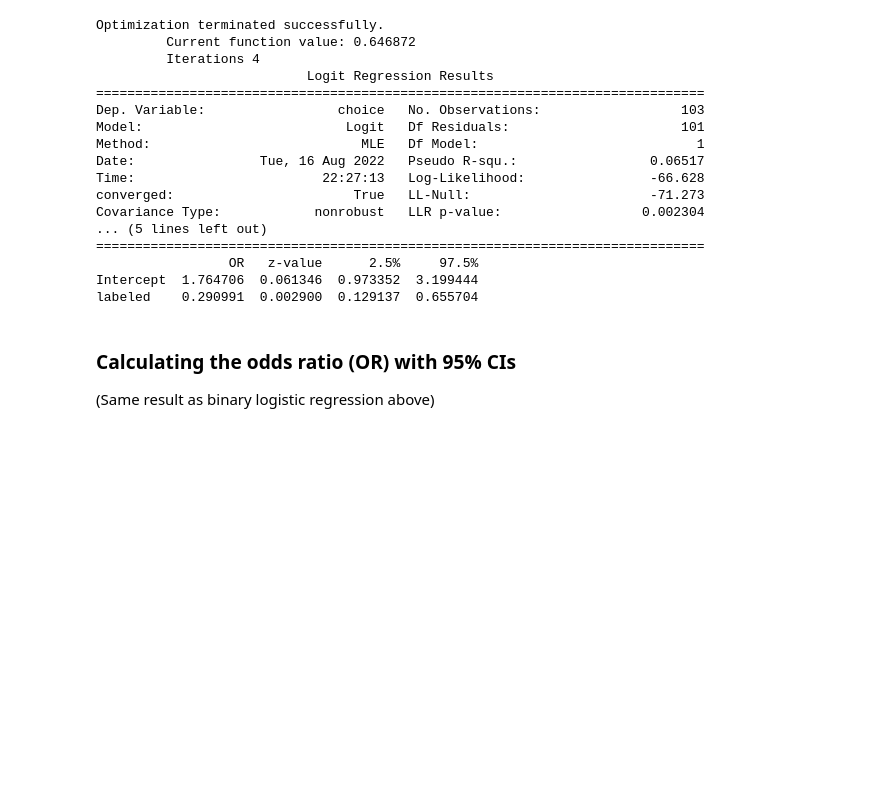
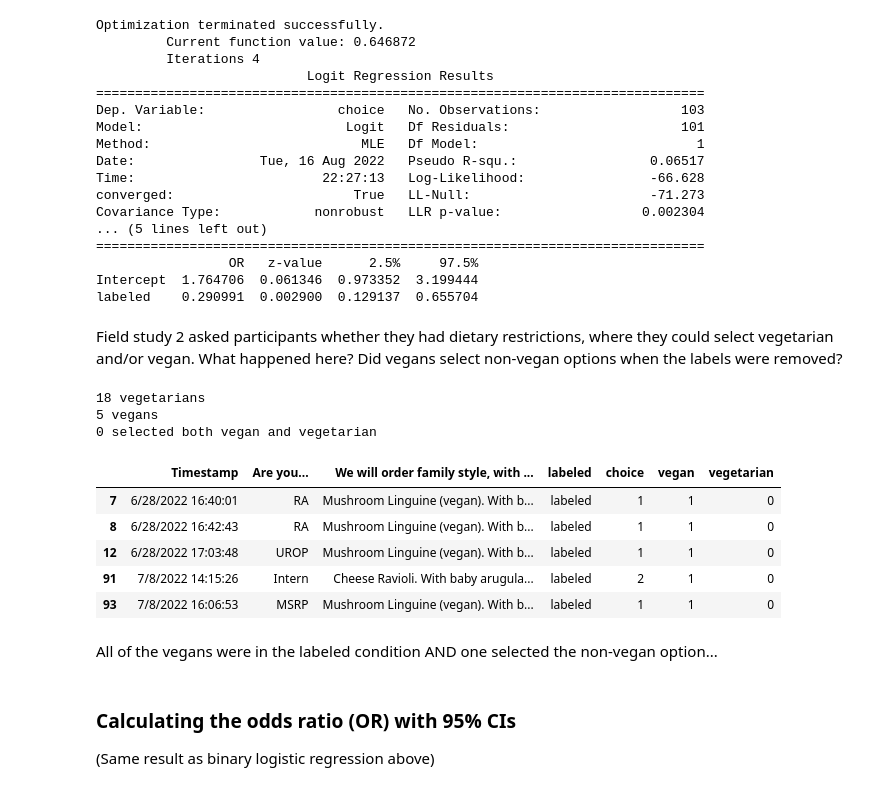
Before and after one commit to aberke/ff, a Jupyter notebook: data-analysis/field-studies-analysis.ipynb, the cells around one changed output. Saved outputs shown, nothing was run; the diff lists cells and outputs as text; code cells hidden in the pictures; blank space fills up the shorter version.

Commit message:
updated field studies analysis to count number of veg participants for study 2

```diff
--- a/data-analysis/field-studies-analysis.ipynb
+++ b/data-analysis/field-studies-analysis.ipynb
@@ -205,6 +205,30 @@ Covariance Type:            nonrobust   LLR p-value:                  0.002304
                  OR   z-value      2.5%     97.5%
 Intercept  1.764706  0.061346  0.973352  3.199444
 labeled    0.290991  0.002900  0.129137  0.655704
+# %% [markdown]
+Field study 2 asked participants whether they had dietary restrictions, where they could select vegetarian and/or vegan.
+What happened here? Did vegans select non-vegan options when the labels were removed?
+# %%
+# How many vegans and vegetarians?
+print('%s vegetarians' % study2_df['vegetarian'].sum())
+print('%s vegans' % study2_df['vegan'].sum())
+print('%s selected both vegan and vegetarian' % (study2_df['vegan']+study2_df['vegetarian'] == 2).sum())
+# %% [output]
+18 vegetarians
+5 vegans
+0 selected both vegan and vegetarian
+# %%
+study2_vegan_df = study2_df[study2_df['vegan']==1]
+study2_vegan_df
+# %% [output]
+|  | Timestamp | Are you... | We will order family style, with ... | labeled | choice | vegan | vegetarian |
+| 7 | 6/28/2022 16:40:01 | RA | Mushroom Linguine (vegan). With b... | labeled | 1 | 1 | 0 |
+| 8 | 6/28/2022 16:42:43 | RA | Mushroom Linguine (vegan). With b... | labeled | 1 | 1 | 0 |
+| 12 | 6/28/2022 17:03:48 | UROP | Mushroom Linguine (vegan). With b... | labeled | 1 | 1 | 0 |
+| 91 | 7/8/2022 14:15:26 | Intern | Cheese Ravioli. With baby arugula... | labeled | 2 | 1 | 0 |
+| 93 | 7/8/2022 16:06:53 | MSRP | Mushroom Linguine (vegan). With b... | labeled | 1 | 1 | 0 |
+# %% [markdown]
+All of the vegans were in the labeled condition AND one selected the non-vegan option...
 # %% [markdown]
 ### Calculating the odds ratio (OR) with 95% CIs
 
```
Also changed, not shown: parts of 1 cell of this notebook.
